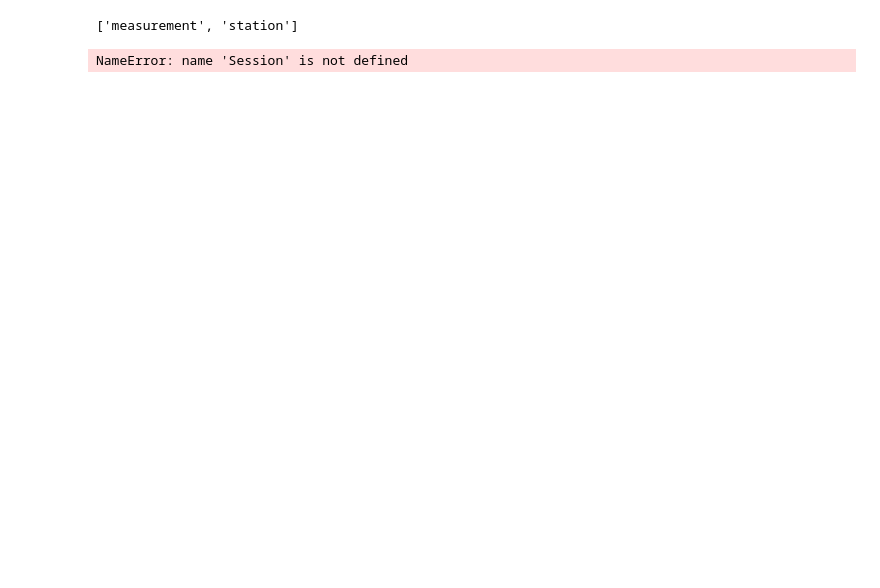
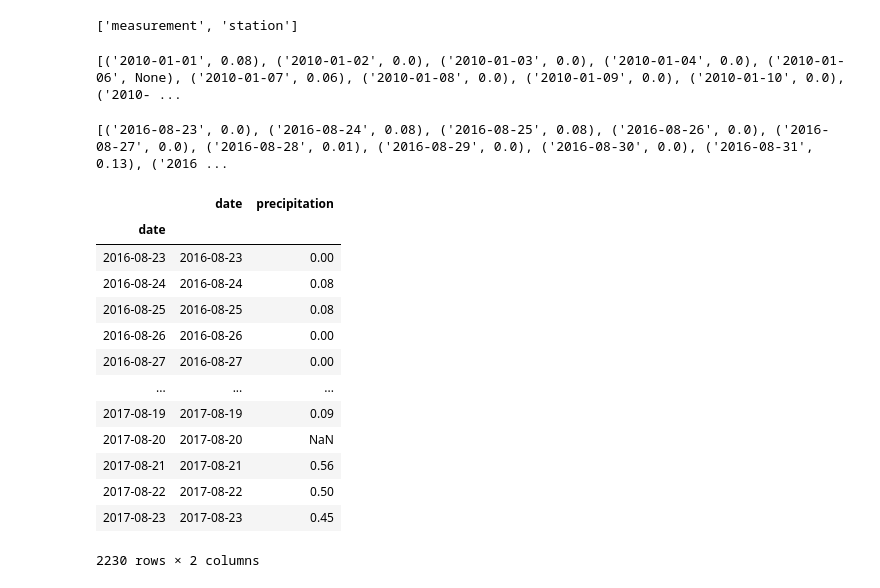
Before and after one commit to Barinderkaur15/surfs_up, a Jupyter notebook: climate_analysis.ipynb, the cells around one changed output. Drawn from its saved outputs; the diff is of its cells as text; code cells hidden in the pictures; blank space fills up the shorter version.

```diff
--- a/climate_analysis.ipynb
+++ b/climate_analysis.ipynb
@@ -29,4 +27,5 @@ from sqlalchemy.orm import Session
 # %%
-session1 =Session(engine)
+session =Session(engine)
-# %% [output]
-NameError: name 'Session' is not defined
+# %%
+#using Delta function to trace back the days
+prev_year = dt.date(2017, 8, 23) - dt.timedelta(days=365)
@@ -32,0 +37,5 @@ NameError: name 'Session' is not defined
+# %%
+#to check the result of the query we use this code
+print(results.all())
+# %% [output]
+[('2010-01-01', 0.08), ('2010-01-02', 0.0), ('2010-01-03', 0.0), ('2010-01-04', 0.0), ('2010-01-06', None), ('2010-01-07', 0.06), ('2010-01-08', 0.0), ('2010-01-09', 0.0), ('2010-01-10', 0.0), ('2010- ...
@@ -32,0 +45,4 @@ NameError: name 'Session' is not defined
+# %%
+print(results.all())
+# %% [output]
+[('2016-08-23', 0.0), ('2016-08-24', 0.08), ('2016-08-25', 0.08), ('2016-08-26', 0.0), ('2016-08-27', 0.0), ('2016-08-28', 0.01), ('2016-08-29', 0.0), ('2016-08-30', 0.0), ('2016-08-31', 0.13), ('2016 ...
@@ -32,0 +52,19 @@ NameError: name 'Session' is not defined
+# %%
+#using inplace and set index to change index
+df.set_index(df['date'], inplace=True)
+df
+# %% [output]
+|  | date | precipitation |
+| date |  |  |
+| 2016-08-23 | 2016-08-23 | 0.00 |
+| 2016-08-24 | 2016-08-24 | 0.08 |
+| 2016-08-25 | 2016-08-25 | 0.08 |
+| 2016-08-26 | 2016-08-26 | 0.00 |
+| 2016-08-27 | 2016-08-27 | 0.00 |
+| ... | ... | ... |
+| 2017-08-19 | 2017-08-19 | 0.09 |
+| 2017-08-20 | 2017-08-20 | NaN |
+| 2017-08-21 | 2017-08-21 | 0.56 |
+| 2017-08-22 | 2017-08-22 | 0.50 |
+| 2017-08-23 | 2017-08-23 | 0.45 |
+2230 rows × 2 columns
```
Also changed, not shown: parts of 10 cells of this notebook.
